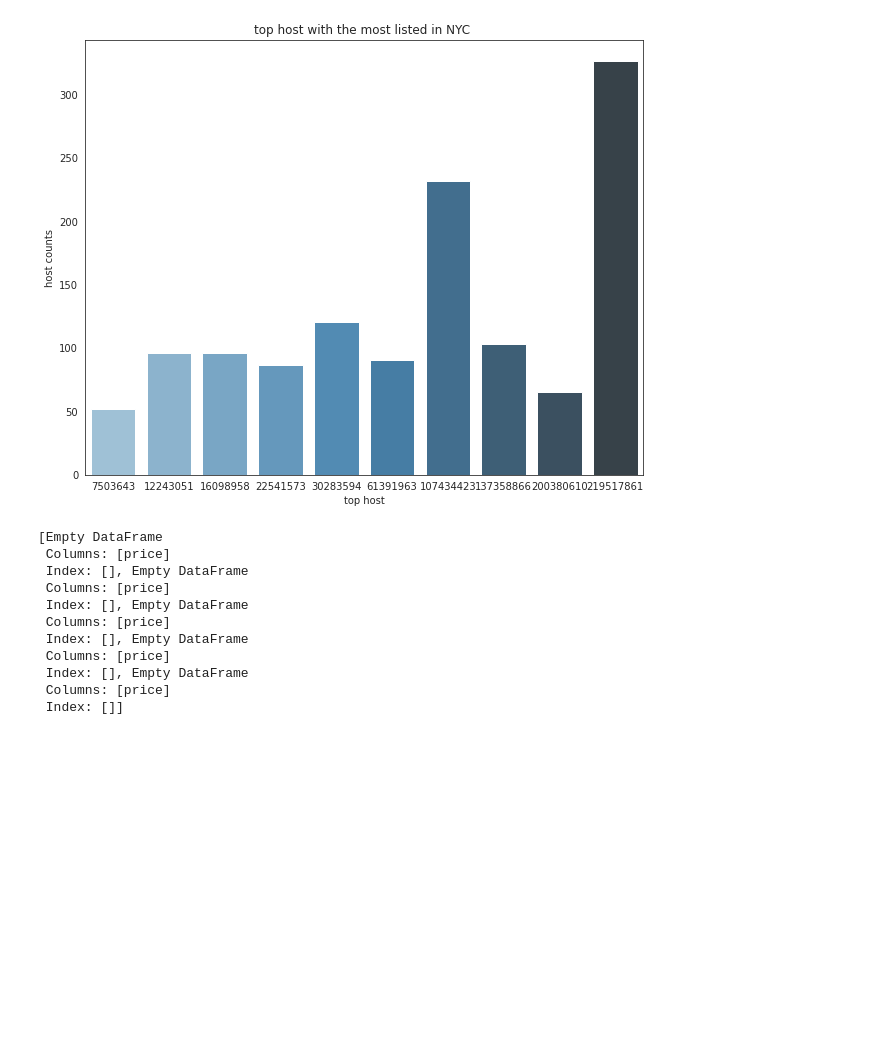
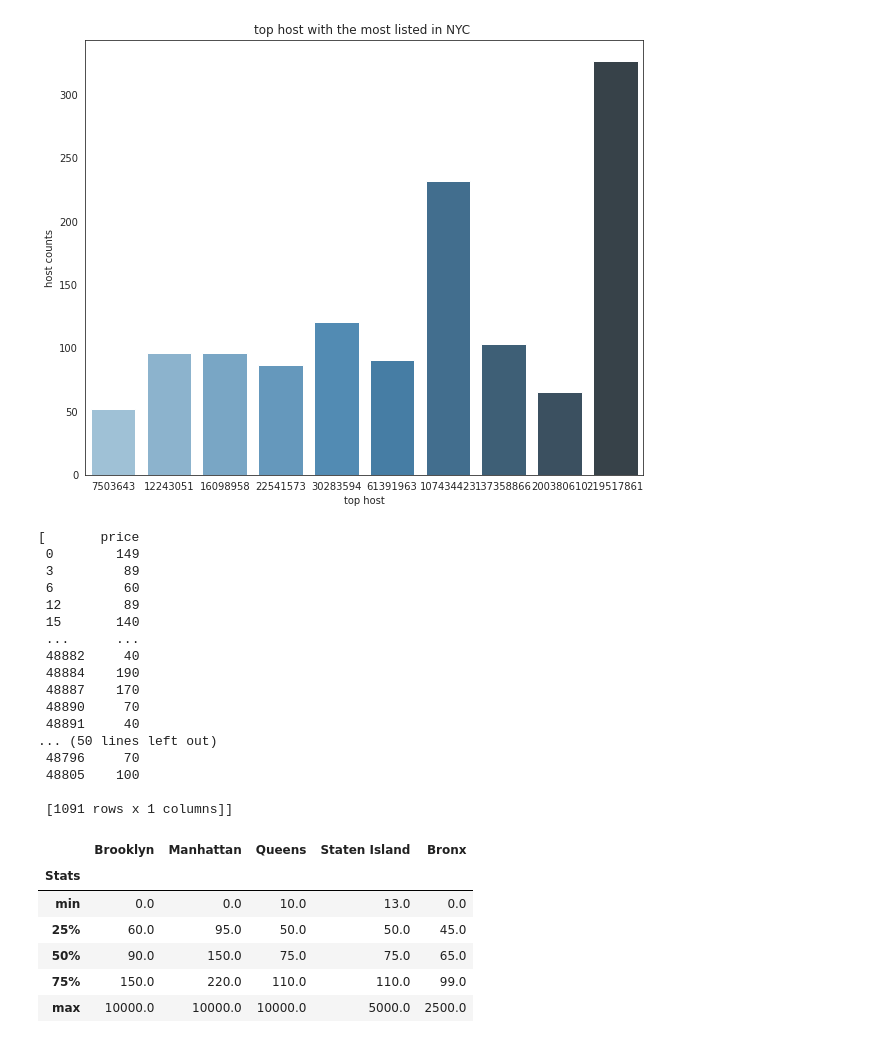
Before and after one commit to Creatrohit9/AIRBNB-PROJECT-1-CAPSTON, a Jupyter notebook: MD1WK4ROHIT_Airbnb_Bookings_Analysis_Capstone_Project.ipynb, the cells around one changed output. Saved outputs shown, nothing was run; the diff lists cells and outputs as text; code cells hidden in the pictures; blank space fills up the shorter version.

Commit message:
commit for statistic table

```diff
--- a/MD1WK4ROHIT_Airbnb_Bookings_Analysis_Capstone_Project.ipynb
+++ b/MD1WK4ROHIT_Airbnb_Bookings_Analysis_Capstone_Project.ipynb
@@ -339,32 +346,69 @@ visual1.set_xticks(visual1.get_xticks())
 # %%
 #insights from our neighbourhood 'Brooklyn', 'Manhattan', 'Queens', 'Staten Island', 'Bronx
 #for Brooklyn
-price_1=airbnb_df.loc[airbnb_df['neighbourhood']=='Brooklyn']
+price_1=airbnb_df.loc[airbnb_df['neighbourhood_group']=='Brooklyn']
 price_1list=price_1[['price']]
 #'Manhattan
-price_2=airbnb_df.loc[airbnb_df['neighbourhood']=='Manhattan']
+price_2=airbnb_df.loc[airbnb_df['neighbourhood_group']=='Manhattan']
 price_2list=price_2[['price']]
 #'Queens
-price_3=airbnb_df.loc[airbnb_df['neighbourhood']=='Queens']
+price_3=airbnb_df.loc[airbnb_df['neighbourhood_group']=='Queens']
 price_3list=price_3[['price']]
 #'Staten island
-price_4=airbnb_df.loc[airbnb_df['neighbourhood']=='Staten Island']
+price_4=airbnb_df.loc[airbnb_df['neighbourhood_group']=='Staten Island']
 price_4list=price_4[['price']]
 #Bronx
-price_5=airbnb_df.loc[airbnb_df['neighbourhood']=='Bronx']
+price_5=airbnb_df.loc[airbnb_df['neighbourhood_group']=='Bronx']
 price_5list=price_5[['price']]
 final_price_list=[price_1list,price_2list,price_3list,price_4list,price_5list]
 # %%
 final_price_list
 # %% [output]
-[Empty DataFrame
- Columns: [price]
- Index: [], Empty DataFrame
- Columns: [price]
- Index: [], Empty DataFrame
- Columns: [price]
- Index: [], Empty DataFrame
- Columns: [price]
- Index: [], Empty DataFrame
- Columns: [price]
- Index: []]
+[       price
+ 0        149
+ 3         89
+ 6         60
+ 12        89
+ 15       140
+ ...      ...
+ 48882     40
+ 48884    190
+ 48887    170
+ 48890     70
+ 48891     40
+... (50 lines left out)
+ 48796     70
+ 48805    100
+
+ [1091 rows x 1 columns]]
+# %%
+list_of_price=[]
+#creating list with known values in neighbourhood_group column
+list_of_price=[]
+new_list=['Brooklyn','Manhattan','Queens','Staten Island','Bronx']
+
+for x in final_price_list:
+    a=x.describe(percentiles=[.25, .50, .75])
+    a=a.iloc[3:]
+    a.reset_index(inplace=True)
+    a.rename(columns={'index':'Stats'}, inplace=True)
+    list_of_price.append(a)
+#changing names of the price column to the area name for easier reading of the table
+list_of_price[0].rename(columns={'price':new_list[0]}, inplace=True)
+list_of_price[1].rename(columns={'price':new_list[1]}, inplace=True)
+list_of_price[2].rename(columns={'price':new_list[2]}, inplace=True)
+list_of_price[3].rename(columns={'price':new_list[3]}, inplace=True)
+list_of_price[4].rename(columns={'price':new_list[4]}, inplace=True)
+#finilizing our dataframe for final view
+stat_df=list_of_price
+stat_df=[df.set_index('Stats') for df in stat_df]
+stat_df=stat_df[0].join(stat_df[1:])
+stat_df
+# %% [output]
+|  | Brooklyn | Manhattan | Queens | Staten Island | Bronx |
+| Stats |  |  |  |  |  |
+| min | 0.0 | 0.0 | 10.0 | 13.0 | 0.0 |
+| 25% | 60.0 | 95.0 | 50.0 | 50.0 | 45.0 |
+| 50% | 90.0 | 150.0 | 75.0 | 75.0 | 65.0 |
+| 75% | 150.0 | 220.0 | 110.0 | 110.0 | 99.0 |
+| max | 10000.0 | 10000.0 | 10000.0 | 5000.0 | 2500.0 |
```
Also changed, not shown: parts of 1 cell of this notebook.
